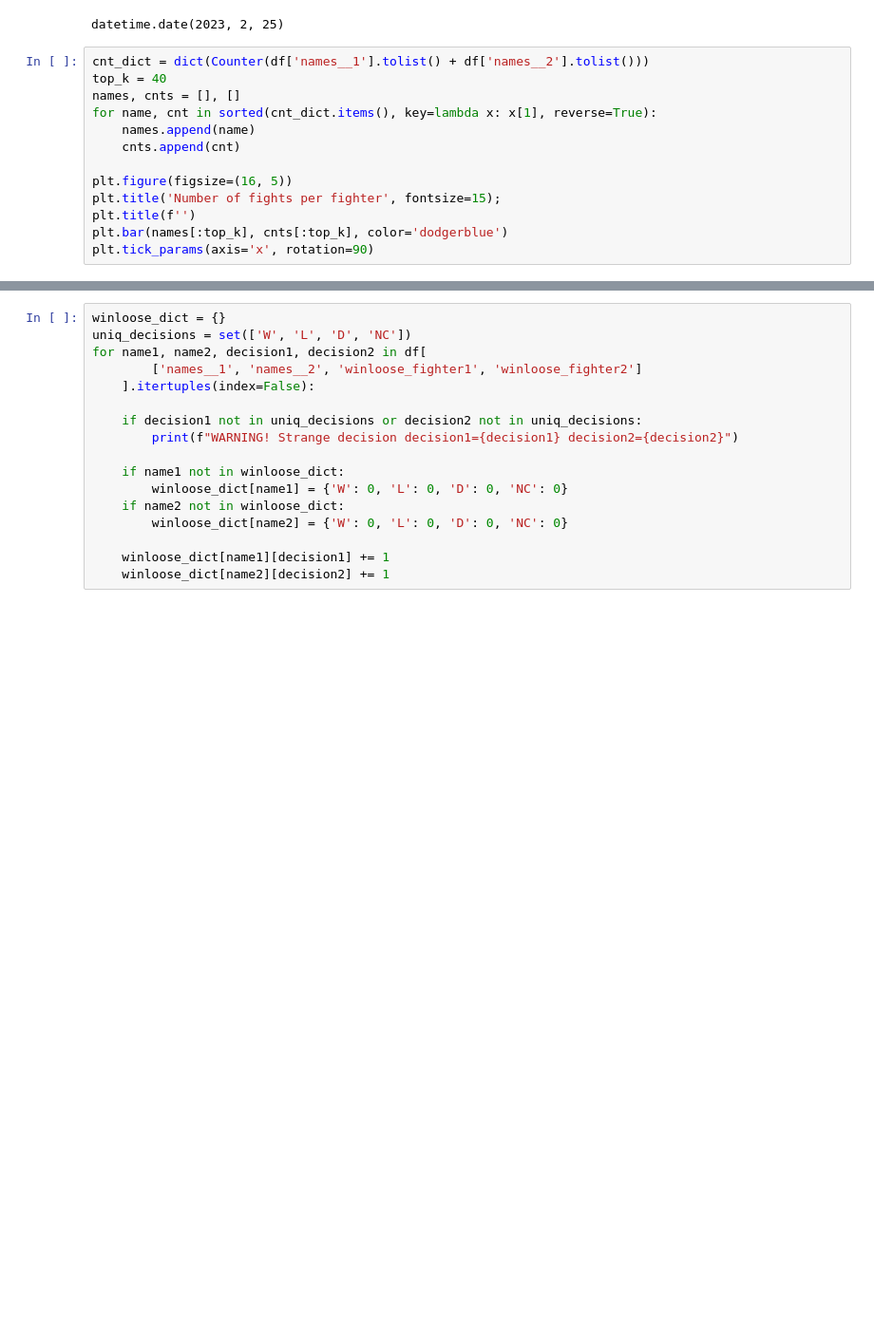
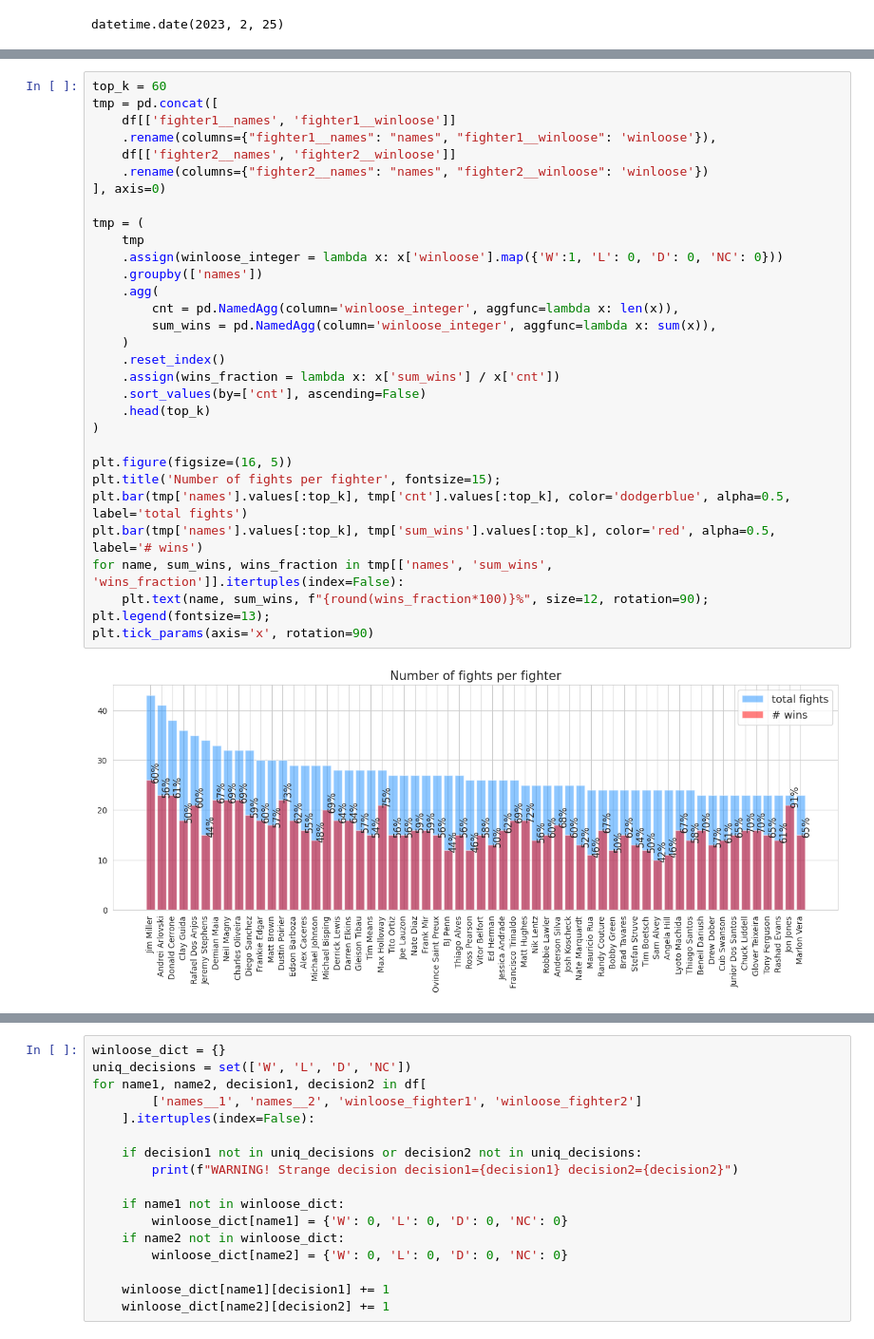
Before and after one commit to andreitsev/ufc, a Jupyter notebook: notebooks/2.0 EDA.ipynb, the cells around one changed output, grey strips where cells are left out. Shown at 95% size. Cells and saved outputs as stored; diff of their text form; blank space fills up the shorter version.

```diff
--- a/notebooks/2.0 EDA.ipynb
+++ b/notebooks/2.0 EDA.ipynb
@@ -109,16 +109,3 @@ d
 # datetime.date(d.year, d.month // 3 + 1, 1)
 # %% [output]
 datetime.date(2023, 2, 25)
-# %%
-cnt_dict = dict(Counter(df['names__1'].tolist() + df['names__2'].tolist()))
-top_k = 40
-names, cnts = [], []
-for name, cnt in sorted(cnt_dict.items(), key=lambda x: x[1], reverse=True):
-    names.append(name)
-    cnts.append(cnt)
-
-plt.figure(figsize=(16, 5))
-plt.title('Number of fights per fighter', fontsize=15);
-plt.title(f'')
-plt.bar(names[:top_k], cnts[:top_k], color='dodgerblue')
-plt.tick_params(axis='x', rotation=90)
@@ -143,0 +146,33 @@ Name: count, Length: 7209, dtype: int64
+# %%
+top_k = 60
+tmp = pd.concat([
+    df[['fighter1__names', 'fighter1__winloose']]
+    .rename(columns={"fighter1__names": "names", "fighter1__winloose": 'winloose'}),
+    df[['fighter2__names', 'fighter2__winloose']]
+    .rename(columns={"fighter2__names": "names", "fighter2__winloose": 'winloose'})
+], axis=0)
+
+tmp = (
+    tmp
+    .assign(winloose_integer = lambda x: x['winloose'].map({'W':1, 'L': 0, 'D': 0, 'NC': 0}))
+    .groupby(['names'])
+    .agg(
+        cnt = pd.NamedAgg(column='winloose_integer', aggfunc=lambda x: len(x)),
+        sum_wins = pd.NamedAgg(column='winloose_integer', aggfunc=lambda x: sum(x)),
+    )
+    .reset_index()
+    .assign(wins_fraction = lambda x: x['sum_wins'] / x['cnt'])
+    .sort_values(by=['cnt'], ascending=False)
+    .head(top_k)
+)
+
+plt.figure(figsize=(16, 5))
+plt.title('Number of fights per fighter', fontsize=15);
+plt.bar(tmp['names'].values[:top_k], tmp['cnt'].values[:top_k], color='dodgerblue', alpha=0.5, label='total fights')
+plt.bar(tmp['names'].values[:top_k], tmp['sum_wins'].values[:top_k], color='red', alpha=0.5, label='# wins')
+for name, sum_wins, wins_fraction in tmp[['names', 'sum_wins', 'wins_fraction']].itertuples(index=False):
+    plt.text(name, sum_wins, f"{round(wins_fraction*100)}%", size=12, rotation=90);
+plt.legend(fontsize=13);
+plt.tick_params(axis='x', rotation=90)
+# %% [output]
+[figure, added]
```
Also changed, not shown: parts of 10 cells of this notebook, 1 other file.
